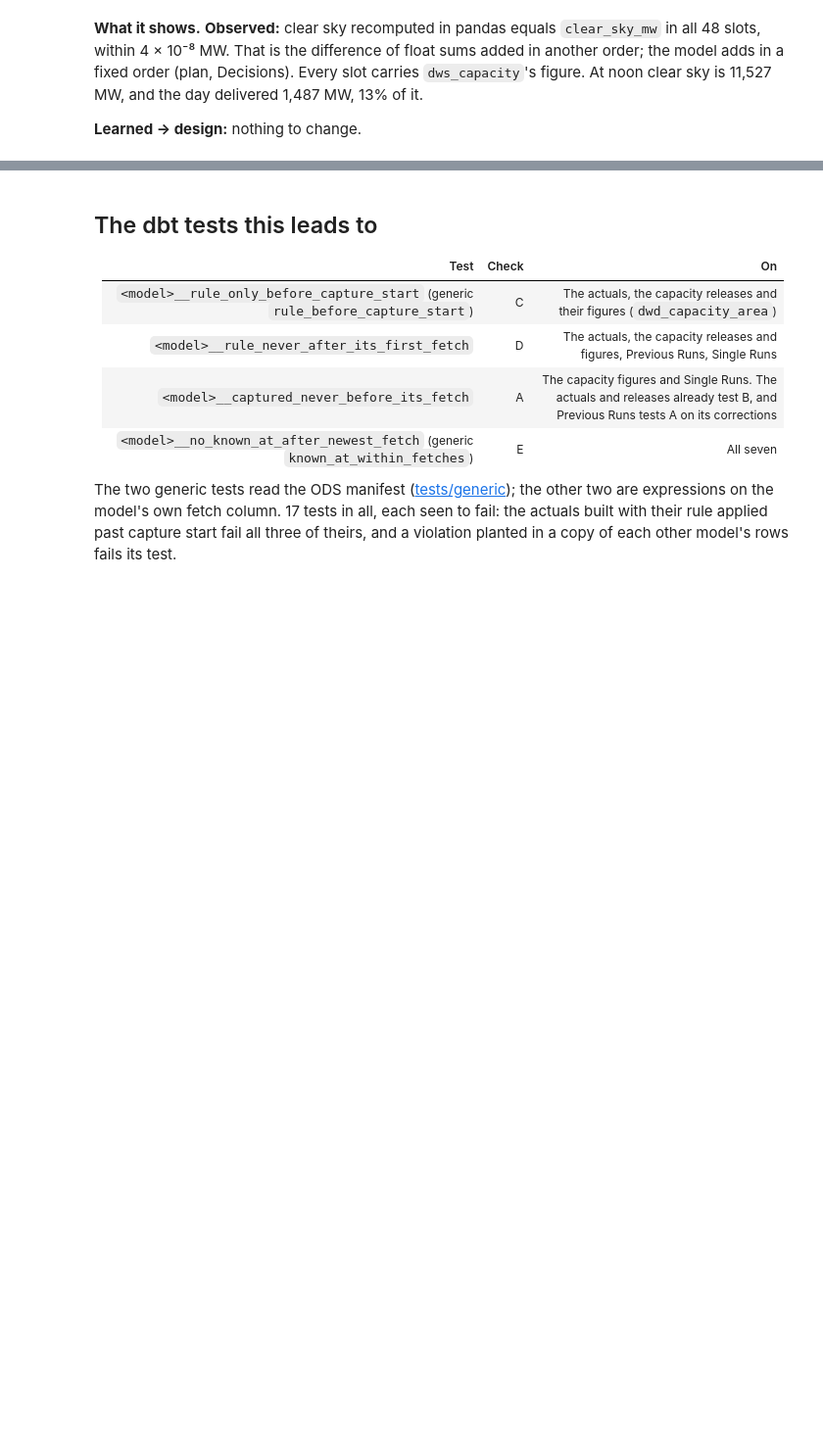
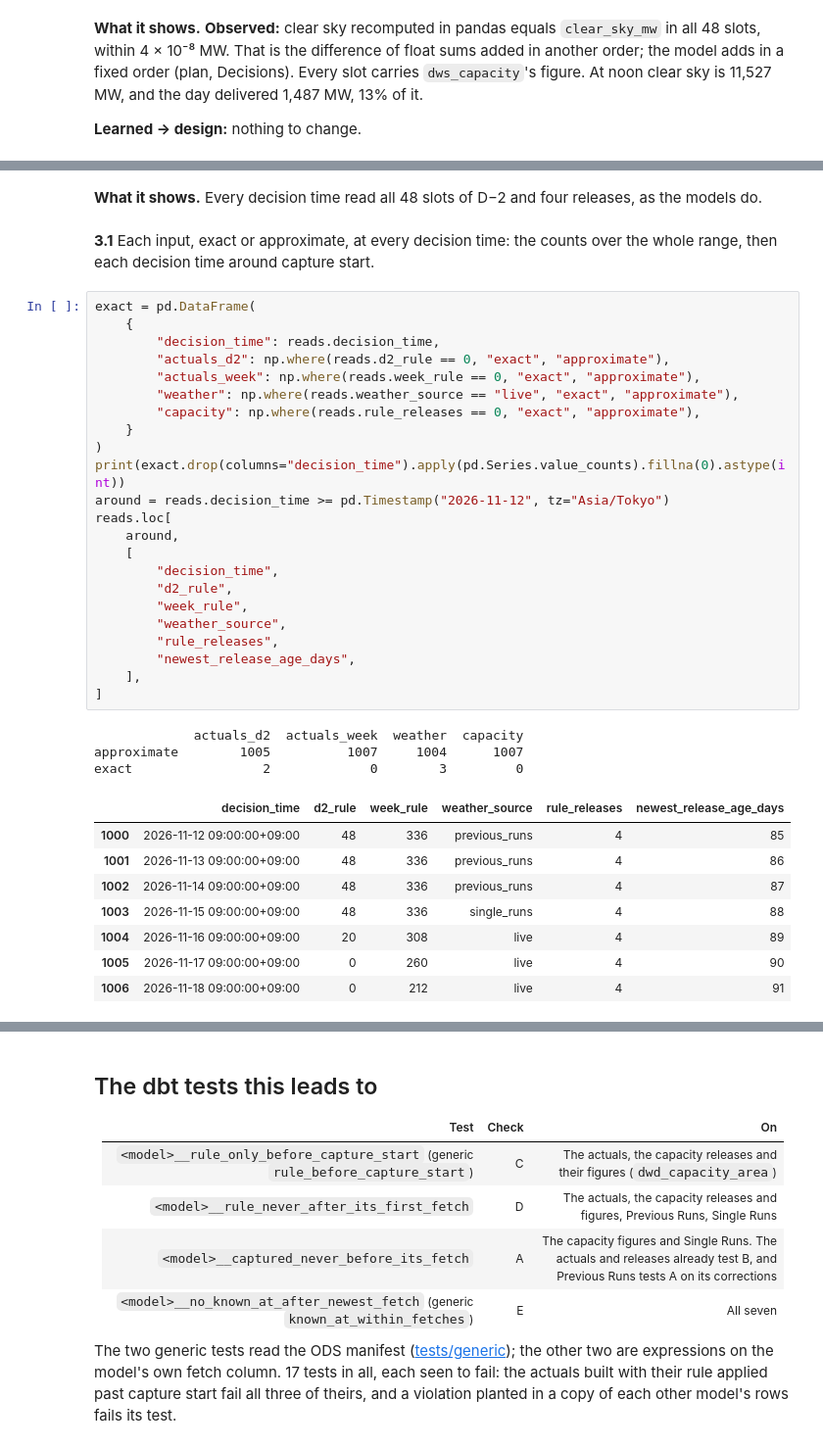
Before and after one commit to iahsanujunda/jtf, a Jupyter notebook: notebooks/06_warehouse_against_sources.ipynb, the cells around one changed output, grey strips where cells are left out. Shown at 98% size. Saved outputs shown, nothing was run; the diff lists cells and outputs as text; blank space fills up the shorter version.

```diff
--- a/notebooks/06_warehouse_against_sources.ipynb
+++ b/notebooks/06_warehouse_against_sources.ipynb
@@ -596,0 +658,39 @@ slots: 48 | largest difference: 4.16e-08 MW | capacity in every slot is dws_capa
+# %% [markdown]
+**What it shows.** Every decision time read all 48 slots of D−2 and four releases, as the models do.
+# %% [markdown]
+**3.1** Each input, exact or approximate, at every decision time: the counts over the whole range, then each decision time around capture start.
+# %%
+exact = pd.DataFrame(
+    {
+        "decision_time": reads.decision_time,
+        "actuals_d2": np.where(reads.d2_rule == 0, "exact", "approximate"),
+        "actuals_week": np.where(reads.week_rule == 0, "exact", "approximate"),
+        "weather": np.where(reads.weather_source == "live", "exact", "approximate"),
+        "capacity": np.where(reads.rule_releases == 0, "exact", "approximate"),
+    }
+)
+print(exact.drop(columns="decision_time").apply(pd.Series.value_counts).fillna(0).astype(int))
+around = reads.decision_time >= pd.Timestamp("2026-11-12", tz="Asia/Tokyo")
+reads.loc[
+    around,
+    [
+        "decision_time",
+        "d2_rule",
+        "week_rule",
+        "weather_source",
+        "rule_releases",
+        "newest_release_age_days",
+    ],
+]
+# %% [output]
+             actuals_d2  actuals_week  weather  capacity
+approximate        1005          1007     1004      1007
+exact                 2             0        3         0
+|  | decision_time | d2_rule | week_rule | weather_source | rule_releases | newest_release_age_days |
+| 1000 | 2026-11-12 09:00:00+09:00 | 48 | 336 | previous_runs | 4 | 85 |
+| 1001 | 2026-11-13 09:00:00+09:00 | 48 | 336 | previous_runs | 4 | 86 |
+| 1002 | 2026-11-14 09:00:00+09:00 | 48 | 336 | previous_runs | 4 | 87 |
+| 1003 | 2026-11-15 09:00:00+09:00 | 48 | 336 | single_runs | 4 | 88 |
+| 1004 | 2026-11-16 09:00:00+09:00 | 20 | 308 | live | 4 | 89 |
+| 1005 | 2026-11-17 09:00:00+09:00 | 0 | 260 | live | 4 | 90 |
+| 1006 | 2026-11-18 09:00:00+09:00 | 0 | 212 | live | 4 | 91 |
```
Also changed, not shown: parts of 13 cells of this notebook.
